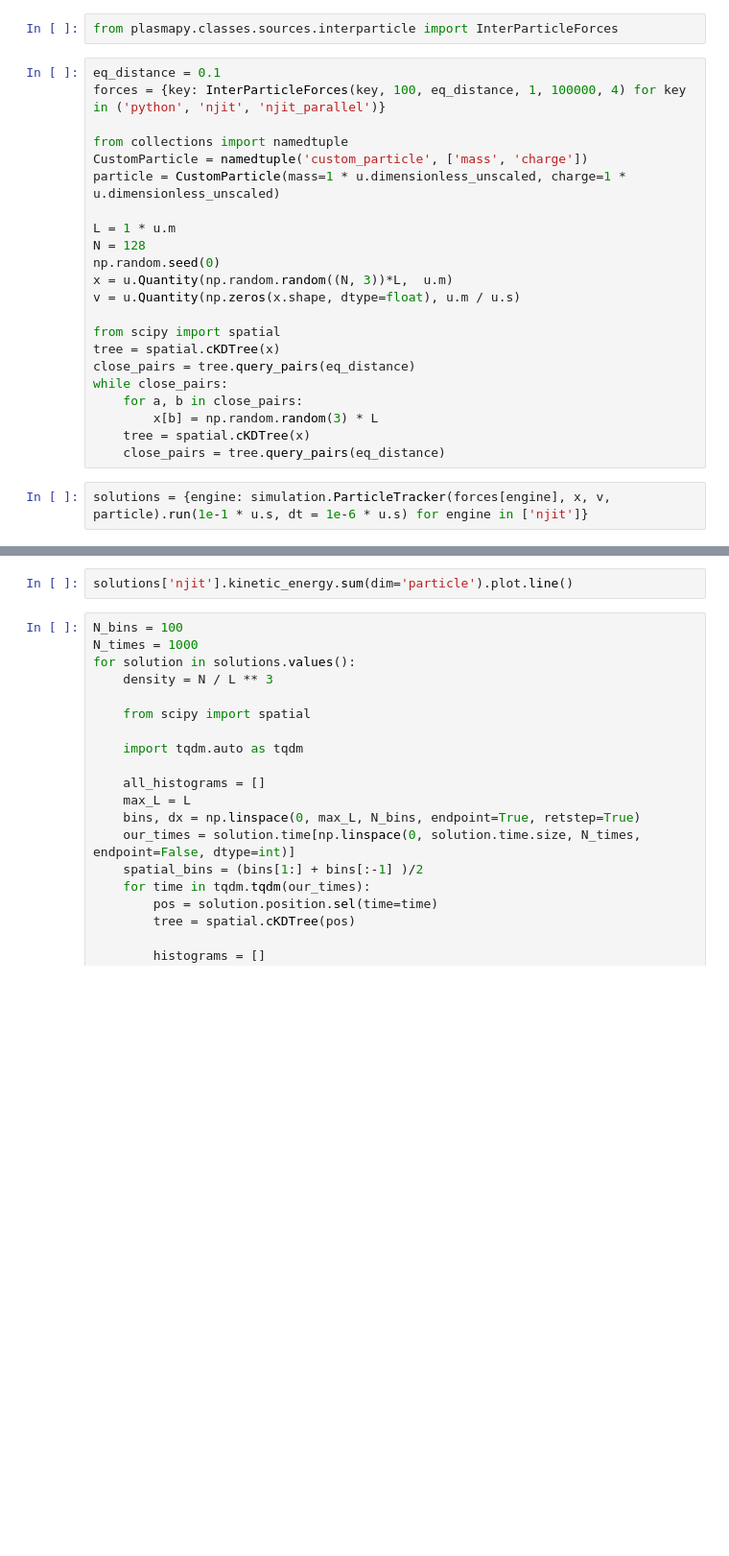
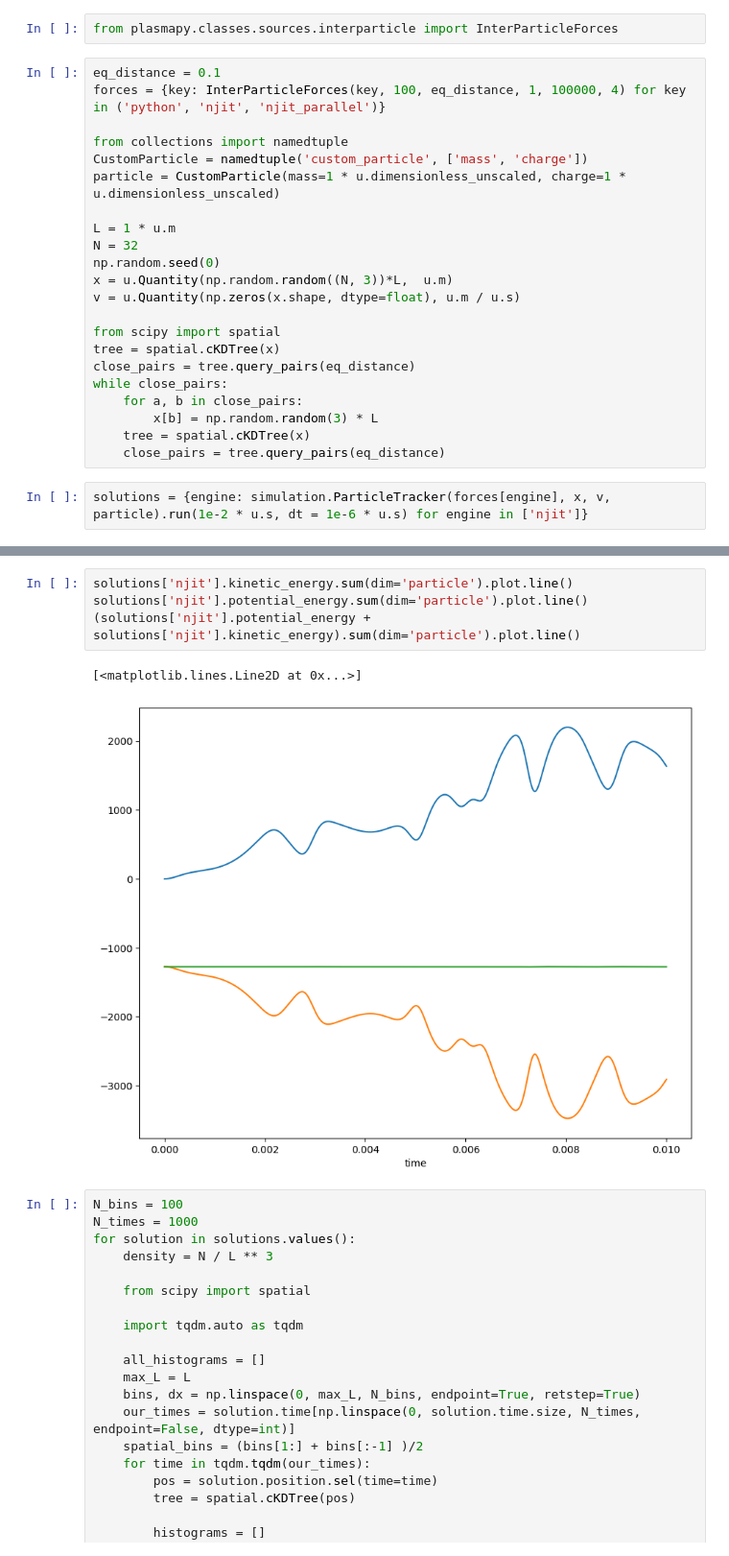
Before and after one commit to lauraxinzhang/PlasmaPy, a Jupyter notebook: notebooks/NBody.ipynb, the cells around one changed output, grey strips where cells are left out. Shown at 96% size. Saved outputs shown, nothing was run; the diff lists cells and outputs as text; blank space fills up the shorter version.

Commit message:
Potential tracking

```diff
--- a/notebooks/NBody.ipynb
+++ b/notebooks/NBody.ipynb
@@ -16,7 +16,7 @@ CustomParticle = namedtuple('custom_particle', ['mass', 'charge'])
 particle = CustomParticle(mass=1 * u.dimensionless_unscaled, charge=1 * u.dimensionless_unscaled)
 
 L = 1 * u.m
-N = 128
+N = 32
 np.random.seed(0)
 x = u.Quantity(np.random.random((N, 3))*L,  u.m)
 v = u.Quantity(np.zeros(x.shape, dtype=float), u.m / u.s)
@@ -30,6 +30,6 @@ while close_pairs:
     tree = spatial.cKDTree(x)
     close_pairs = tree.query_pairs(eq_distance)
 # %%
-solutions = {engine: simulation.ParticleTracker(forces[engine], x, v, particle).run(1e-1 * u.s, dt = 1e-6 * u.s) for engine in ['njit']}
+solutions = {engine: simulation.ParticleTracker(forces[engine], x, v, particle).run(1e-2 * u.s, dt = 1e-6 * u.s) for engine in ['njit']}
 # %%
 solutions['njit']
@@ -36,5 +53,10 @@ solutions['njit']
 # %%
 solutions['njit'].kinetic_energy.sum(dim='particle').plot.line()
+solutions['njit'].potential_energy.sum(dim='particle').plot.line()
+(solutions['njit'].potential_energy + solutions['njit'].kinetic_energy).sum(dim='particle').plot.line()
+# %% [output]
+[<matplotlib.lines.Line2D at 0x...>]
+[figure, added]
 # %%
 N_bins = 100
 N_times = 1000
```
Also changed, not shown: parts of 12 cells of this notebook, 1 other file.
